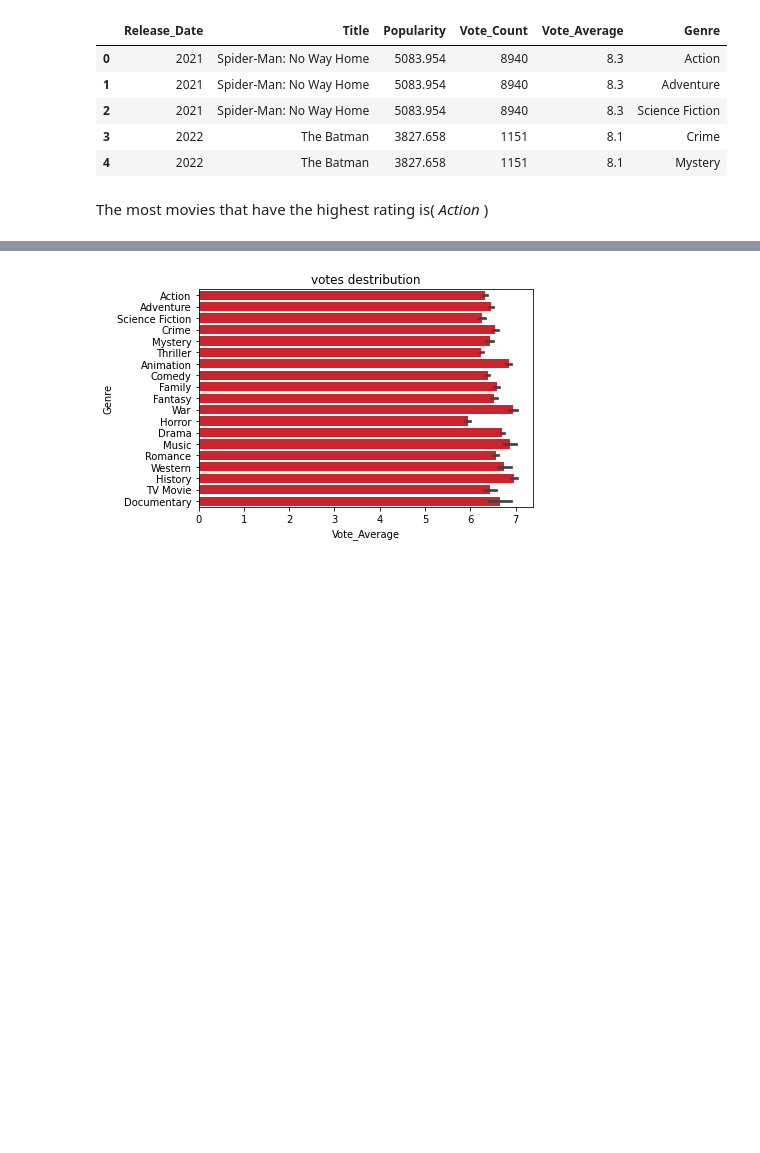
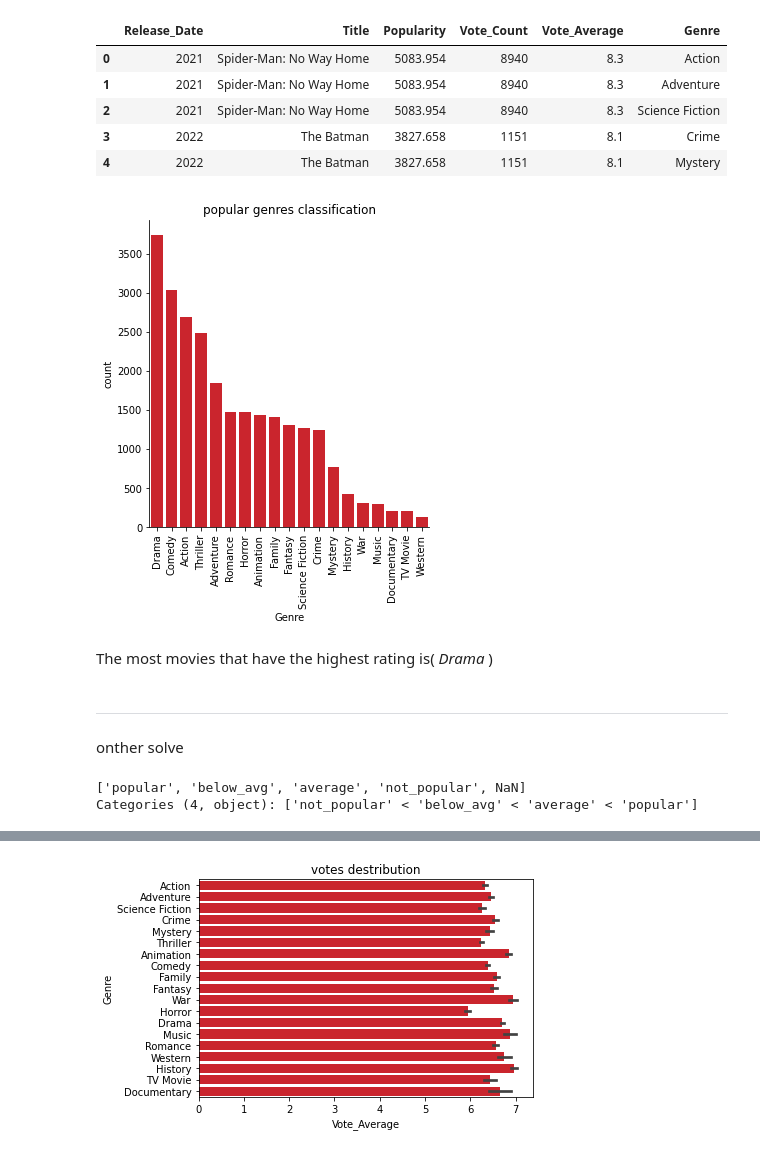
Before and after one commit to MennaAyman5/9000-Movies-Dataset, a Jupyter notebook: 9000+_Movies_Dataset.ipynb, the cells around one changed output, grey strips where cells are left out. Cells and saved outputs as stored; diff of their text form; code cells hidden in the pictures; blank space fills up the shorter version.

```diff
--- a/9000+_Movies_Dataset.ipynb
+++ b/9000+_Movies_Dataset.ipynb
@@ -226,5 +222,18 @@ df2.head()
 | 2 | 2021 | Spider-Man: No Way Home | 5083.954 | 8940 | 8.3 | Science Fiction |
 | 3 | 2022 | The Batman | 3827.658 | 1151 | 8.1 | Crime |
 | 4 | 2022 | The Batman | 3827.658 | 1151 | 8.1 | Mystery |
+# %%
+sns.catplot(x = 'Genre', data = df,
+            kind = 'count', order = df['Genre'].value_counts().index,
+            color = '#E50914')
+plt.title('popular genres classification')
+plt.xticks(rotation=90)
+plt.show()
+# %% [output]
+[figure, added]
 # %% [markdown]
-The most movies that have the highest rating is( *Action* )
+The most movies that have the highest rating is( *Drama* )
+# %% [markdown]
+---
+# %% [markdown]
+onther solve
@@ -230,0 +254,13 @@ The most movies that have the highest rating is( *Action* )
+# %%
+'''
+labels = ['not_popular', 'below_avg', 'average', 'popular']
+
+# categorize column based on labels and edges
+catigorize_col(df, 'Vote_Average', labels)
+
+# confirming changes
+df['Vote_Average'].unique()
+'''
+# %% [output]
+['popular', 'below_avg', 'average', 'not_popular', NaN]
+Categories (4, object): ['not_popular' < 'below_avg' < 'average' < 'popular']
```
Also changed, not shown: parts of 17 cells of this notebook.
